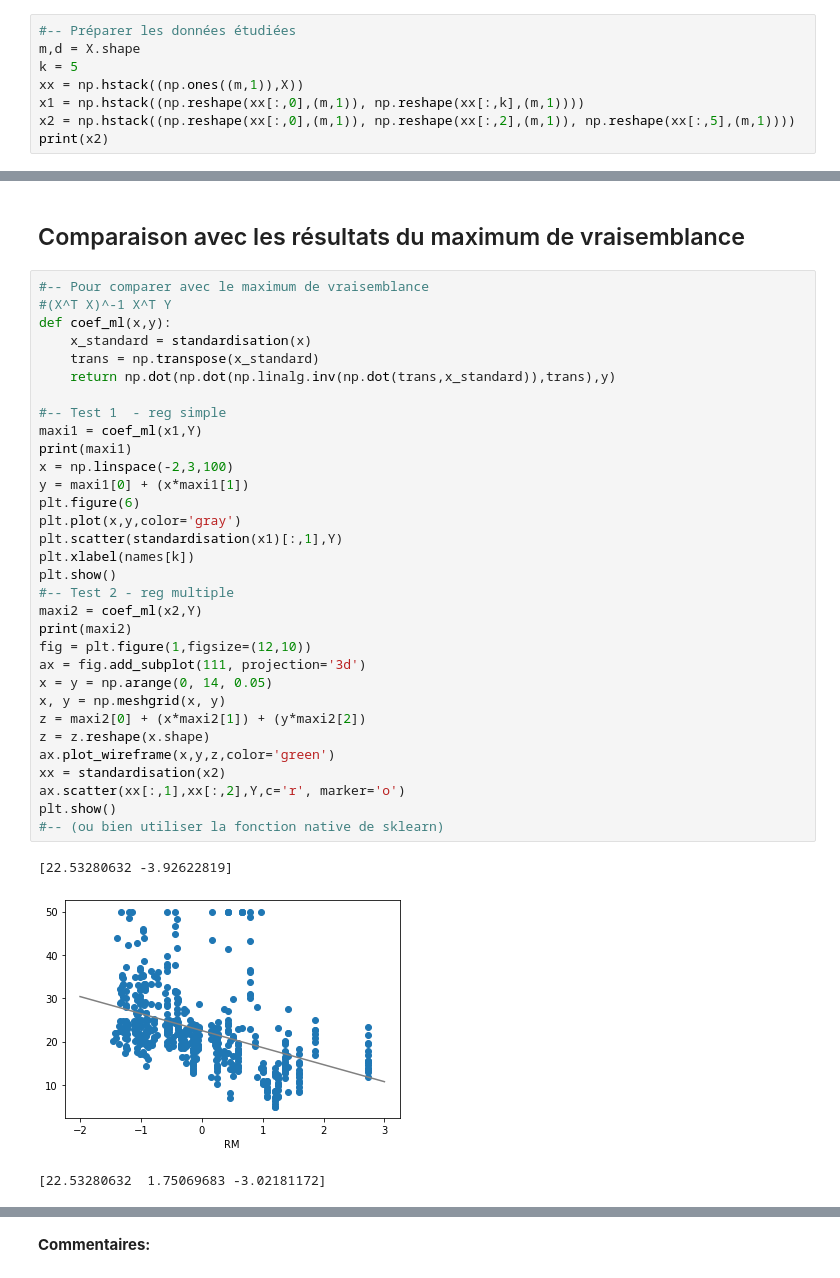
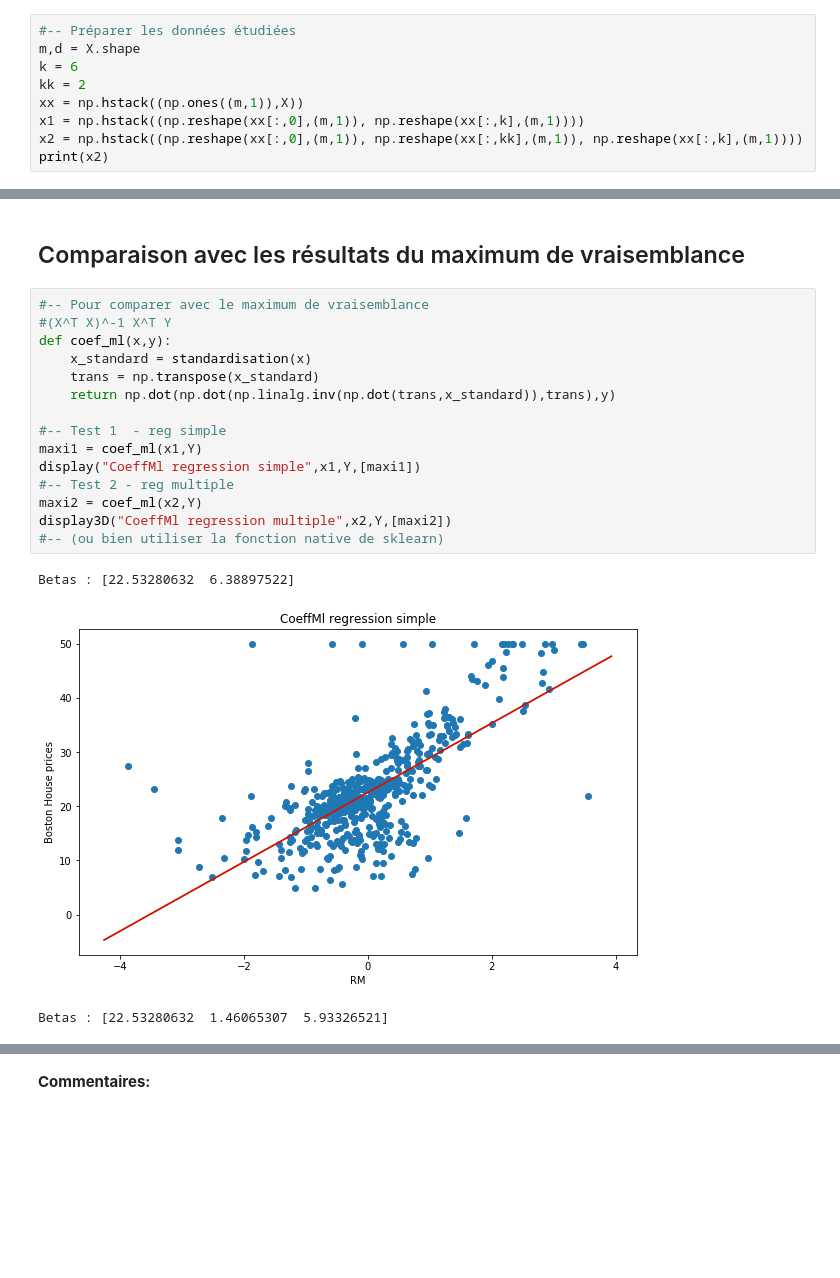
Before and after one commit to MrRedbloX/M1_INFO, a Jupyter notebook: INF2249_AlgorithmiqueDonnees/TP4/AlgoDescGrad.ipynb, the cells around one changed output, grey strips where cells are left out. Drawn from its saved outputs; the diff is of its cells as text; blank space fills up the shorter version.

```diff
--- a/INF2249_AlgorithmiqueDonnees/TP4/AlgoDescGrad.ipynb
+++ b/INF2249_AlgorithmiqueDonnees/TP4/AlgoDescGrad.ipynb
@@ -104,9 +105,10 @@ for i in range(X.shape[1]):
 # %%
 #-- Préparer les données étudiées
 m,d = X.shape
-k = 5
+k = 6
+kk = 2
 xx = np.hstack((np.ones((m,1)),X))
 x1 = np.hstack((np.reshape(xx[:,0],(m,1)), np.reshape(xx[:,k],(m,1))))
-x2 = np.hstack((np.reshape(xx[:,0],(m,1)), np.reshape(xx[:,2],(m,1)), np.reshape(xx[:,5],(m,1))))
+x2 = np.hstack((np.reshape(xx[:,0],(m,1)), np.reshape(xx[:,kk],(m,1)), np.reshape(xx[:,k],(m,1))))
 print(x2)
 # %% [output]
@@ -382,36 +360,19 @@ IndexError: list index out of range
 # %%
 #-- Pour comparer avec le maximum de vraisemblance
 #(X^T X)^-1 X^T Y
 def coef_ml(x,y):
     x_standard = standardisation(x)
     trans = np.transpose(x_standard)
     return np.dot(np.dot(np.linalg.inv(np.dot(trans,x_standard)),trans),y)
 
 #-- Test 1  - reg simple
 maxi1 = coef_ml(x1,Y)
-print(maxi1)
-x = np.linspace(-2,3,100)
-y = maxi1[0] + (x*maxi1[1])
-plt.figure(6)
-plt.plot(x,y,color='gray')
-plt.scatter(standardisation(x1)[:,1],Y)
-plt.xlabel(names[k])
-plt.show()
+display("CoeffMl regression simple",x1,Y,[maxi1])
 #-- Test 2 - reg multiple
 maxi2 = coef_ml(x2,Y)
-print(maxi2)
-fig = plt.figure(1,figsize=(12,10))
-ax = fig.add_subplot(111, projection='3d')
-x = y = np.arange(0, 14, 0.05)
-x, y = np.meshgrid(x, y)
-z = maxi2[0] + (x*maxi2[1]) + (y*maxi2[2])
-z = z.reshape(x.shape)
-ax.plot_wireframe(x,y,z,color='green')
-xx = standardisation(x2)
-ax.scatter(xx[:,1],xx[:,2],Y,c='r', marker='o')
-plt.show()
+display3D("CoeffMl regression multiple",x2,Y,[maxi2])
 #-- (ou bien utiliser la fonction native de sklearn)
 # %% [output]
-[22.53280632 -3.92622819]
+Betas : [22.53280632  6.38897522]
-[figure, old version]
+[figure, new version]
-[22.53280632  1.75069683 -3.02181172]
+Betas : [22.53280632  1.46065307  5.93326521]
```
Also changed, not shown: parts of 9 cells of this notebook.
